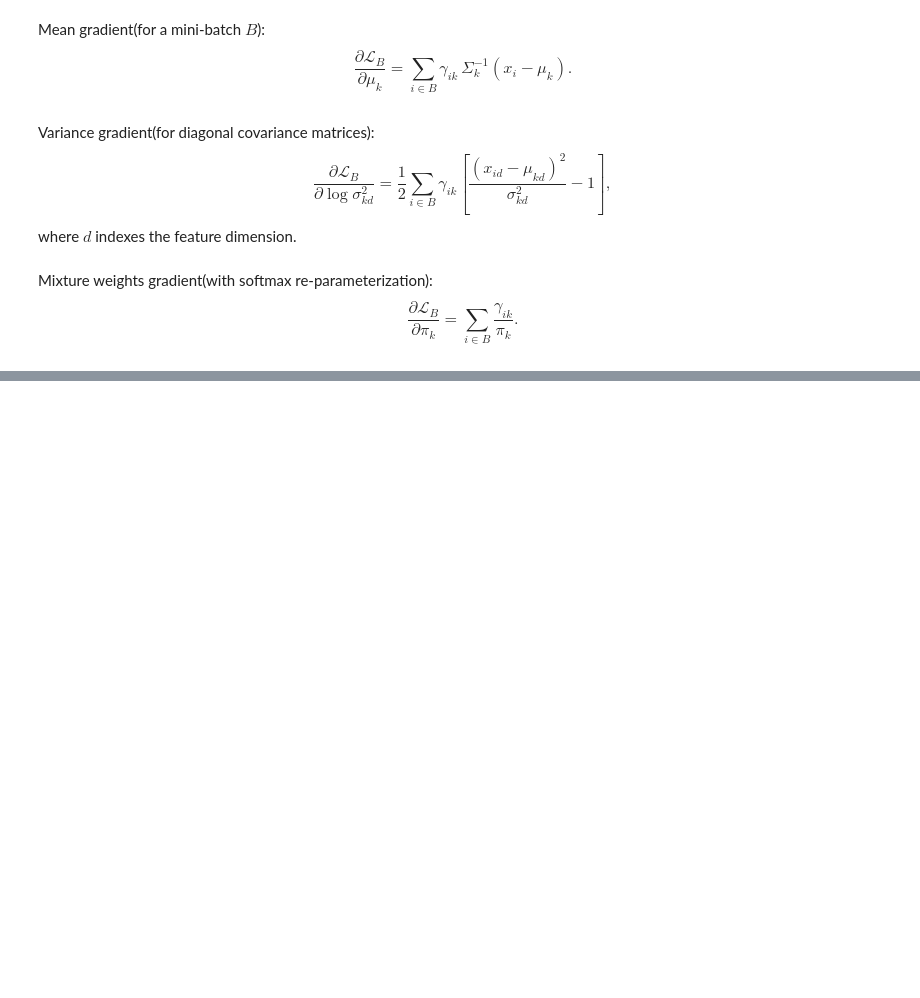
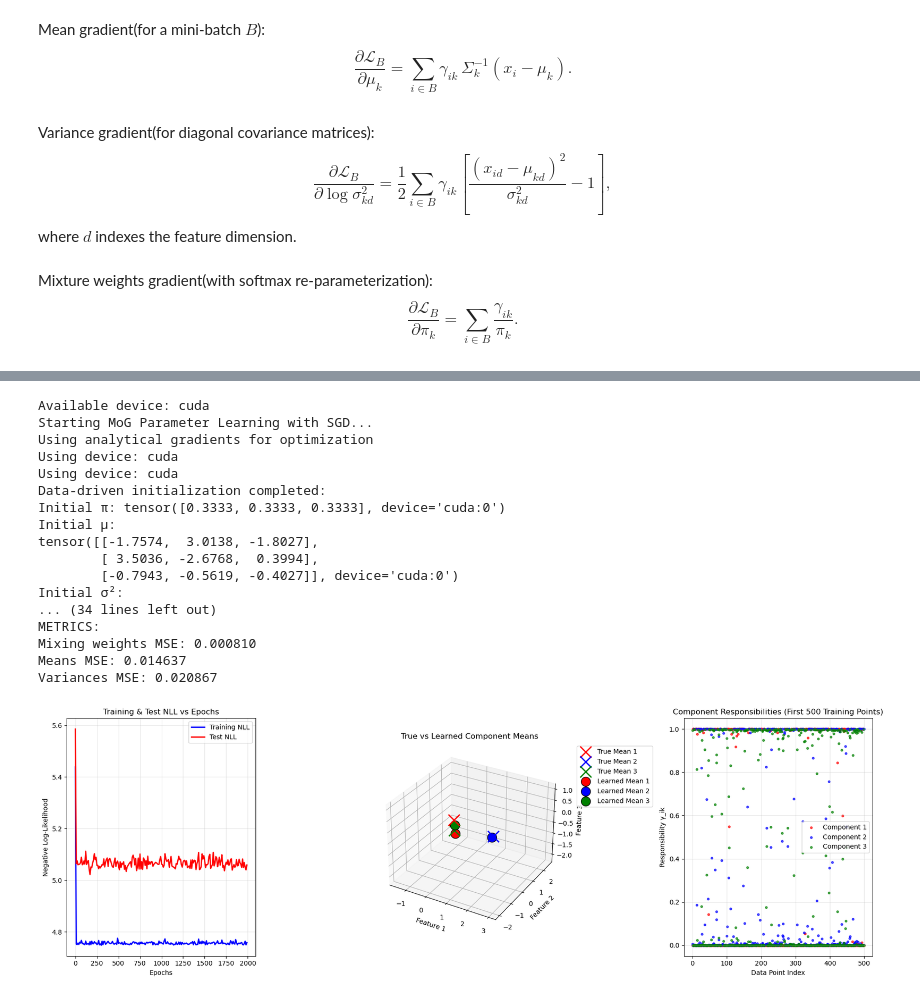
Before and after one commit to zz2548/CS6613-Assignments, a Jupyter notebook: assignments/assignment-1/01-assignment-part-3.ipynb, the cells around one changed output, grey strips where cells are left out. Saved outputs shown, nothing was run; the diff lists cells and outputs as text; code cells hidden in the pictures; blank space fills up the shorter version.

```diff
--- a/assignments/assignment-1/01-assignment-part-3.ipynb
+++ b/assignments/assignment-1/01-assignment-part-3.ipynb
@@ -202,0 +202,17 @@ ValueError: shapes (5,1) and (10,) not aligned: 1 (dim 1) != 10 (dim 0)
+# %%
+# Step 5: Split into train/test sets
+train_ratio = 0.7
+train_size = int(train_ratio * m)
+
+# Shuffle indices to ensure random train/test split
+indices = torch.randperm(m)
+train_indices = indices[:train_size]
+test_indices = indices[train_size:]
+
+X_train = X[train_indices]
+X_test = X[test_indices]
+y_train = y_true[train_indices]
+y_test = y_true[test_indices]
+
+print(f"\nTrain/Test Split:")
+print(f"Training set: {X_train.shape}")
@@ -202,0 +771,27 @@ ValueError: shapes (5,1) and (10,) not aligned: 1 (dim 1) != 10 (dim 0)
+# %%
+device = torch.device("cuda" if torch.cuda.is_available() else "cpu")
+print(f"Available device: {device}")
+
+# Run the complete training pipeline
+mog_model, train_losses, test_losses = run_mog_sgd_learning(
+    X_train, X_test, mixing_weights, means, covariance_diagonals, device=device
+)
+# %% [output]
+Available device: cuda
+Starting MoG Parameter Learning with SGD...
+Using analytical gradients for optimization
+Using device: cuda
+Using device: cuda
+Data-driven initialization completed:
+Initial π: tensor([0.3333, 0.3333, 0.3333], device='cuda:0')
+Initial μ:
+tensor([[-1.7574,  3.0138, -1.8027],
+        [ 3.5036, -2.6768,  0.3994],
+        [-0.7943, -0.5619, -0.4027]], device='cuda:0')
+Initial σ²:
+... (34 lines left out)
+METRICS:
+Mixing weights MSE: 0.000810
+Means MSE: 0.014637
+Variances MSE: 0.020867
+[figure, added]
```
Also changed, not shown: parts of 20 cells of this notebook, 1 other file.
